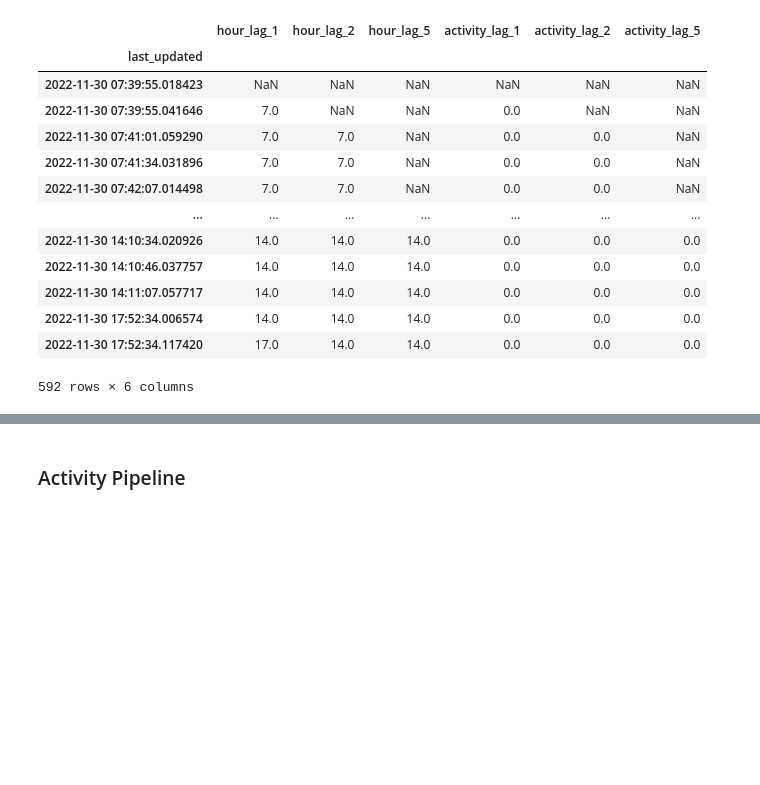
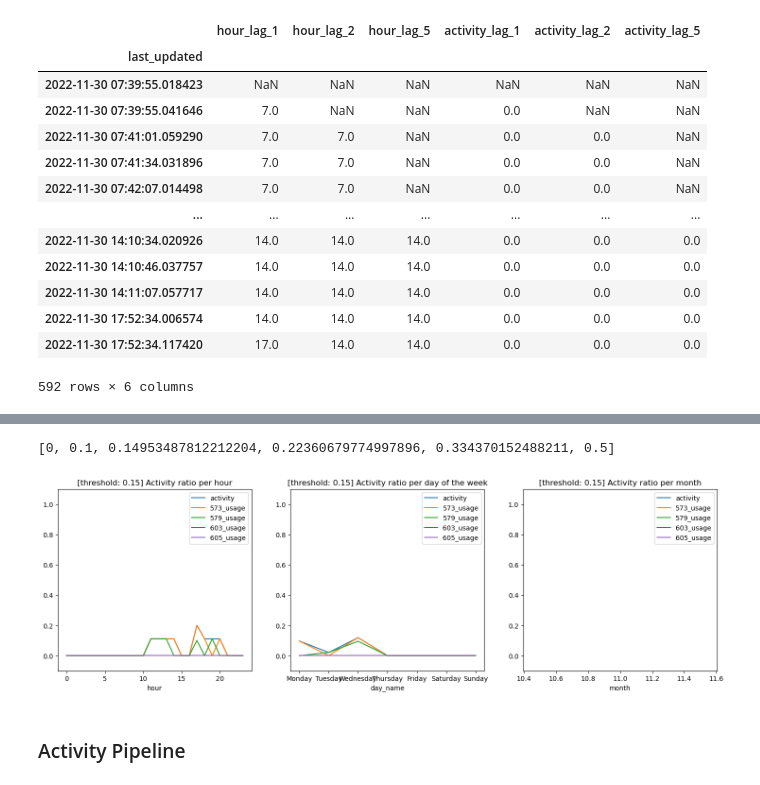
Before and after one commit to sonyaarom/Seminar-Information-Systems, a Jupyter notebook: Preparation_Agent_HA.ipynb, the cells around one changed output, grey strips where cells are left out. Saved outputs shown, nothing was run; the diff lists cells and outputs as text; code cells hidden in the pictures; blank space fills up the shorter version.

```diff
--- a/Preparation_Agent_HA.ipynb
+++ b/Preparation_Agent_HA.ipynb
@@ -665,3 +754,13 @@ day.iloc[:, -6:]
+# %%
+thresholds
+# %% [output]
+[0, 0.1, 0.14953487812212204, 0.22360679774997896, 0.334370152488211, 0.5]
+# %%
+threshold = .15
+
+prep.visualize_threshold(df, threshold, active_appliances)
+# %% [output]
+[figure, added]
 # %% [markdown]
 ### Activity Pipeline
 # %%
```
Also changed, not shown: parts of 8 cells of this notebook, 2 other files.
